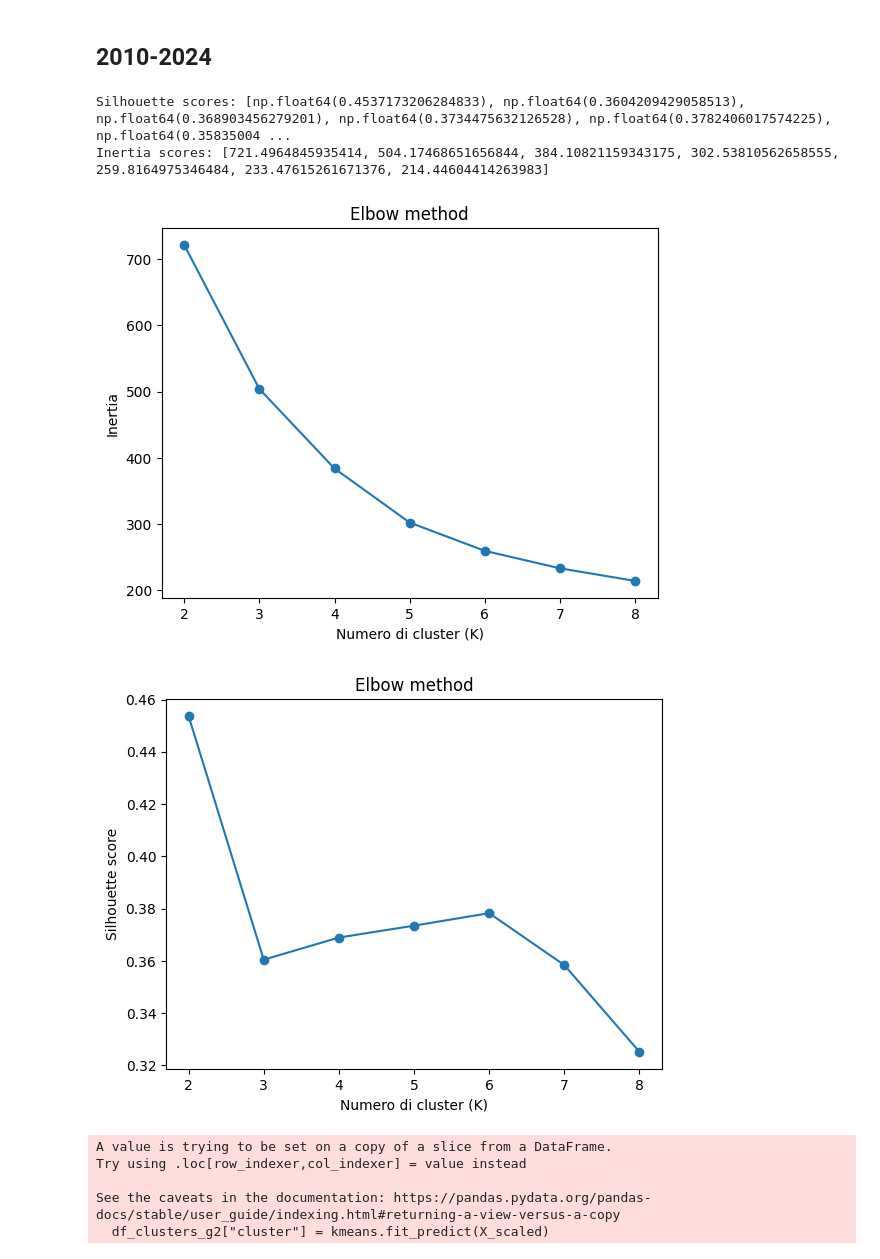
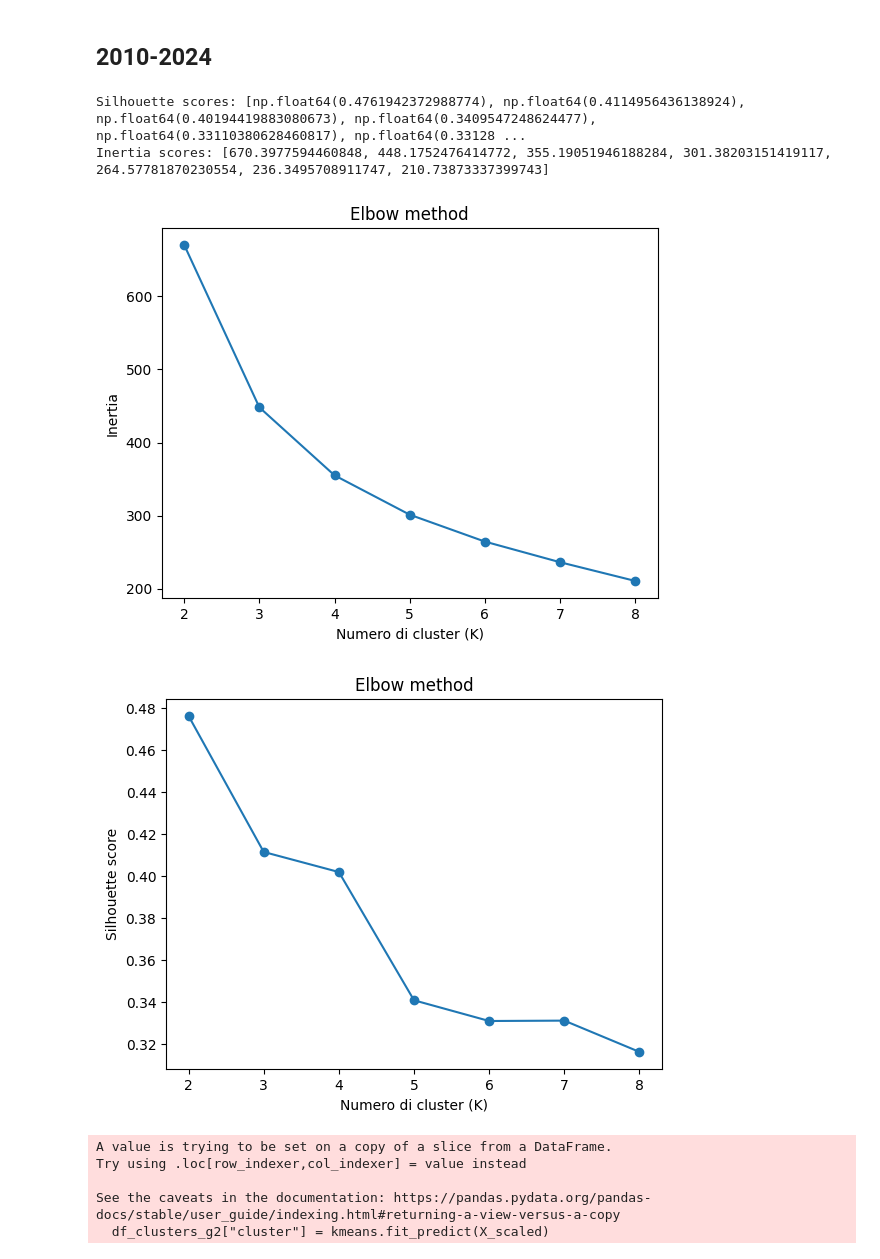
Before and after one commit to gabri17/Data-Mining-Project, a Jupyter notebook: cluster.ipynb, the cells around one changed output. Drawn from its saved outputs; the diff is of its cells as text; code cells hidden in the pictures.

```diff
--- a/cluster.ipynb
+++ b/cluster.ipynb
@@ -859,8 +859,8 @@ features = ['mean_temp', 'std_temp', 'rain_total', 'days_rain', 'snow_total', 'd
 X = df_clusters_first[features].copy()
 
 #Log transform per asimmetria - consigliato ma da capire
-#X["rain_total"] = np.log1p(X["rain_total"])
-#X["snow_total"] = np.log1p(X["snow_total"])
+X["rain_total"] = np.log1p(X["rain_total"])
+X["snow_total"] = np.log1p(X["snow_total"])
 
 #X.head(5)
 
@@ -1035,8 +951,8 @@ features = ['mean_temp', 'std_temp', 'rain_total', 'days_rain', 'snow_total', 'd
 X = df_clusters_second[features].copy()
 
 #Log transform per asimmetria - consigliato ma da capire
-#X["rain_total"] = np.log1p(X["rain_total"])
-#X["snow_total"] = np.log1p(X["snow_total"])
+X["rain_total"] = np.log1p(X["rain_total"])
+X["snow_total"] = np.log1p(X["snow_total"])
 
 #X.head(5)
 
@@ -1204,8 +1123,8 @@ features = ['mean_temp', 'std_temp', 'rain_total', 'days_rain', 'snow_total', 'd
 X = df_clusters_third[features].copy()
 
 #Log transform per asimmetria - consigliato ma da capire
-#X["rain_total"] = np.log1p(X["rain_total"])
-#X["snow_total"] = np.log1p(X["snow_total"])
+X["rain_total"] = np.log1p(X["rain_total"])
+X["snow_total"] = np.log1p(X["snow_total"])
 
 #X.head(5)
 
@@ -1323,8 +1233,8 @@ features = ['mean_temp', 'std_temp', 'rain_total', 'days_rain', 'snow_total', 'd
 X = df_clusters_g1[features].copy()
 
 #Log transform per asimmetria - consigliato ma da capire
-#X["rain_total"] = np.log1p(X["rain_total"])
-#X["snow_total"] = np.log1p(X["snow_total"])
+X["rain_total"] = np.log1p(X["rain_total"])
+X["snow_total"] = np.log1p(X["snow_total"])
 
 #X.head(5)
 
@@ -1404,39 +1317,39 @@ features = ['mean_temp', 'std_temp', 'rain_total', 'days_rain', 'snow_total', 'd
 X = df_clusters_g2[features].copy()
 
 #Log transform per asimmetria - consigliato ma da capire
-#X["rain_total"] = np.log1p(X["rain_total"])
-#X["snow_total"] = np.log1p(X["snow_total"])
+X["rain_total"] = np.log1p(X["rain_total"])
+X["snow_total"] = np.log1p(X["snow_total"])
 
 #X.head(5)
 
 scaler = StandardScaler()
 X_scaled = scaler.fit_transform(X)
 
 from sklearn.cluster import KMeans
 from sklearn.metrics import silhouette_score
 
 sil_scores = []
 inertia = []
 
 K_range = range(2, 9)
 
 for k in range(2, 9):
     km = KMeans(n_clusters=k, random_state=42, n_init=20)
     labels = km.fit_predict(X_scaled)
     sil_scores.append(silhouette_score(X_scaled, labels))
     inertia.append(km.inertia_)
 
 print(f"Silhouette scores: {sil_scores}")
 print(f"Inertia scores: {inertia}")
 
 
 plot_inertia(inertia, K_range)
 plot_silhouette(sil_scores, K_range)
 # %% [output]
-Silhouette scores: [np.float64(0.4537173206284833), np.float64(0.3604209429058513), np.float64(0.368903456279201), np.float64(0.3734475632126528), np.float64(0.3782406017574225), np.float64(0.35835004 ...
-Inertia scores: [721.4964845935414, 504.17468651656844, 384.10821159343175, 302.53810562658555, 259.8164975346484, 233.47615261671376, 214.44604414263983]
+Silhouette scores: [np.float64(0.4761942372988774), np.float64(0.4114956436138924), np.float64(0.40194419883080673), np.float64(0.3409547248624477), np.float64(0.33110380628460817), np.float64(0.33128 ...
+Inertia scores: [670.3977594460848, 448.1752476414772, 355.19051946188284, 301.38203151419117, 264.57781870230554, 236.3495708911747, 210.73873337399743]
-[figure, old version]
+[figure, new version]
-[figure, old version]
+[figure, new version]
 # %%
 # Top cluster
 k = 5
```
Also changed, not shown: parts of 42 cells of this notebook.
